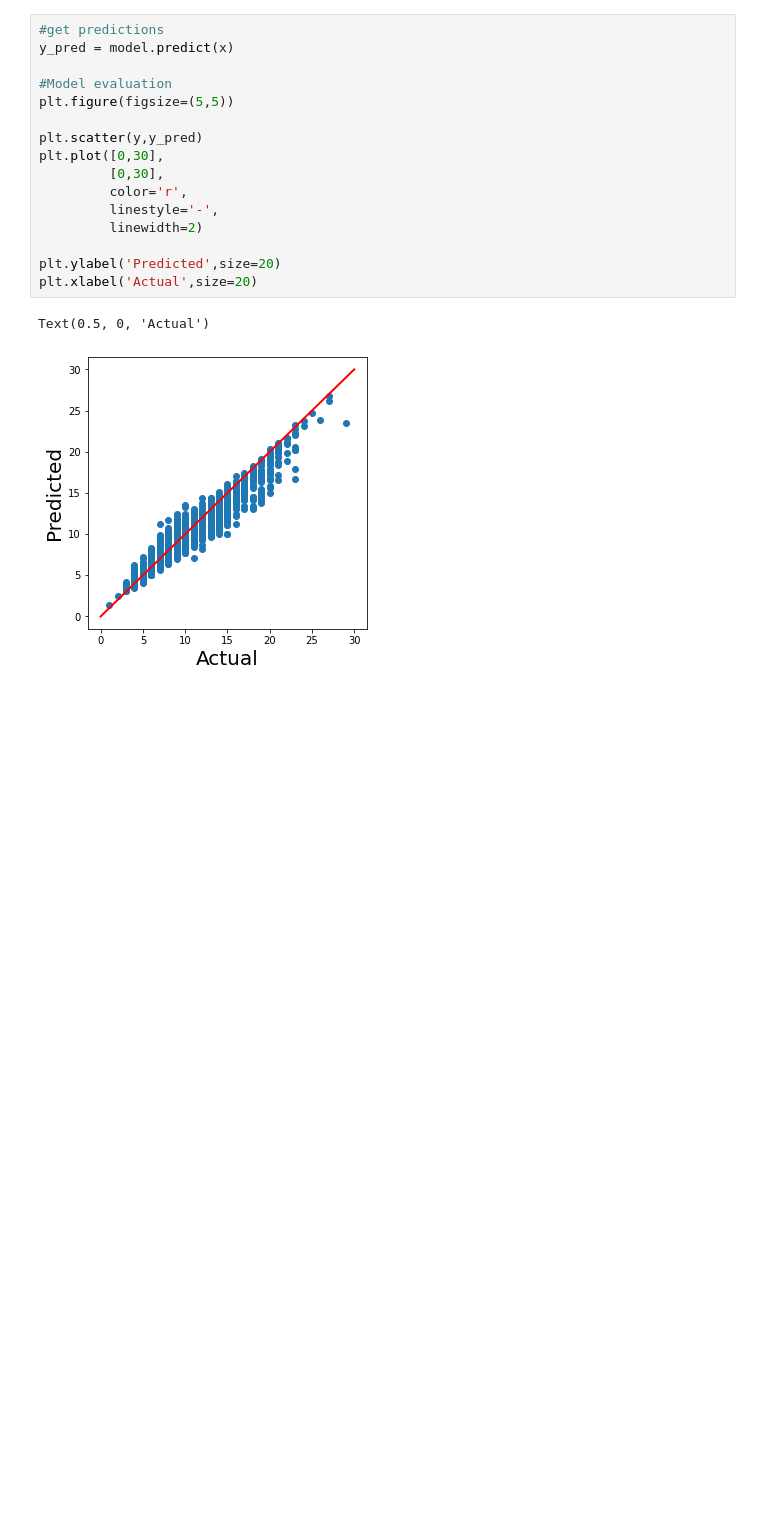
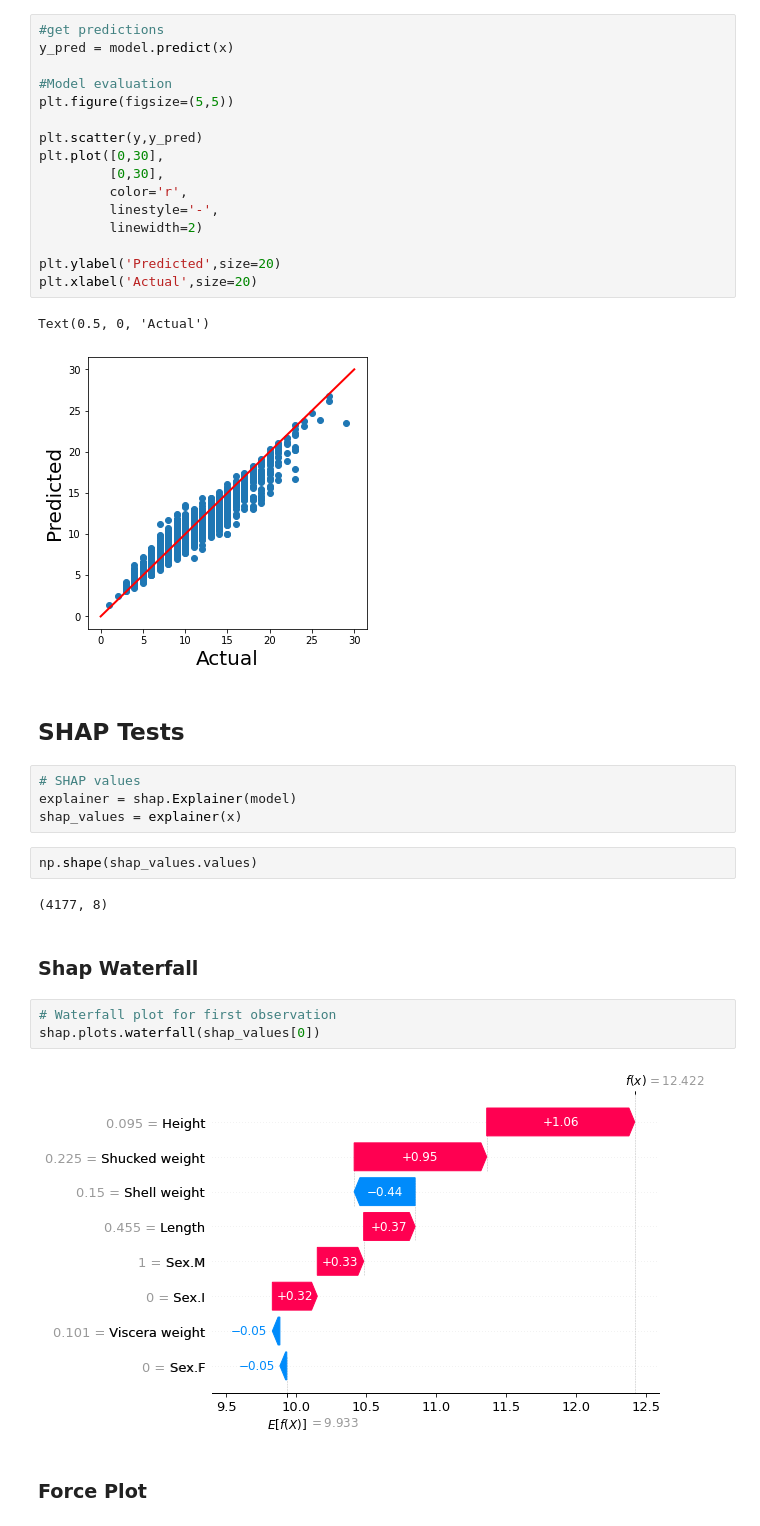
Before and after one commit to Abedeen25/Multiclass-classifiation-and-explainability, a Jupyter notebook: SHAP_01.ipynb, the cells around one changed output. Saved outputs shown, nothing was run; the diff lists cells and outputs as text; blank space fills up the shorter version.

Commit message:
Shap plots visualized

```diff
--- a/SHAP_01.ipynb
+++ b/SHAP_01.ipynb
@@ -145,3 +145,22 @@ plt.xlabel('Actual',size=20)
 # %% [output]
 Text(0.5, 0, 'Actual')
 [figure]
+# %% [markdown]
+## SHAP Tests
+# %%
+# SHAP values
+explainer = shap.Explainer(model)
+shap_values = explainer(x)
+# %%
+np.shape(shap_values.values)
+# %% [output]
+(4177, 8)
+# %% [markdown]
+### Shap Waterfall
+# %%
+# Waterfall plot for first observation
+shap.plots.waterfall(shap_values[0])
+# %% [output]
+[figure, added]
+# %% [markdown]
+### Force Plot
```
Also changed, not shown: parts of 10 cells of this notebook.
